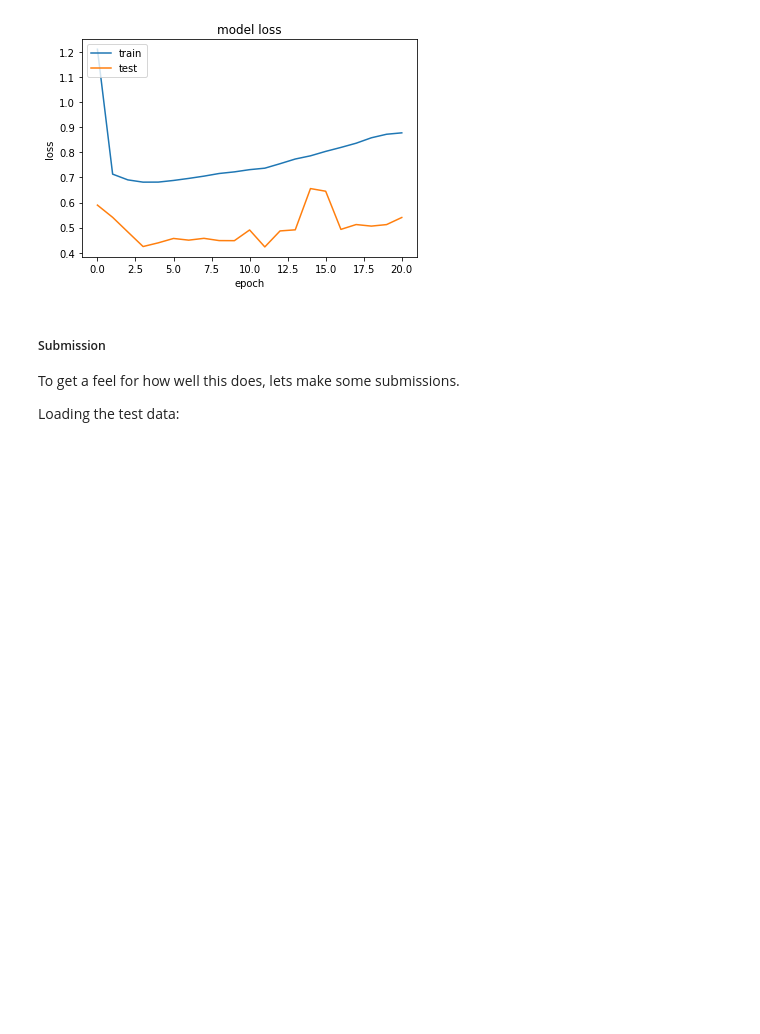
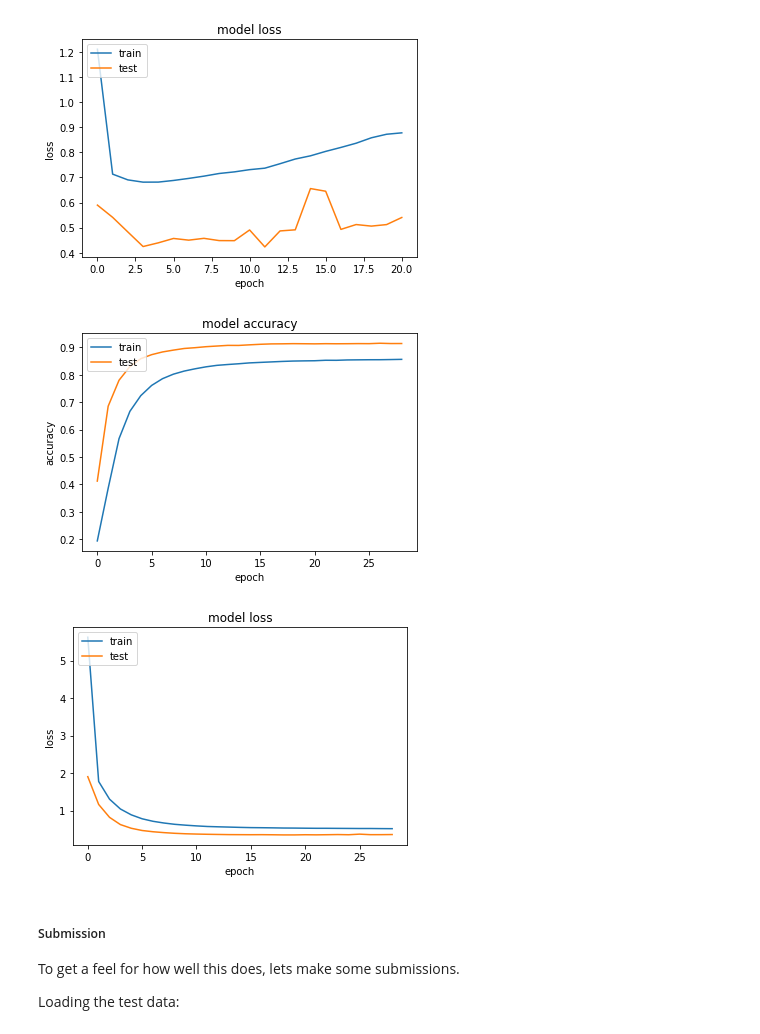
Before and after one commit to tamirbennatan/EMNIST-Classification, a Jupyter notebook: model_results/CNN-Results.ipynb, the cells around one changed output. Drawn from its saved outputs; the diff is of its cells as text; code cells hidden in the pictures; blank space fills up the shorter version.

```diff
--- a/model_results/CNN-Results.ipynb
+++ b/model_results/CNN-Results.ipynb
@@ -25,6 +25,9 @@ with open("../CNN/history/history__6_conv_Mar16_1020", "rb") as handle:
 # %%
 with open("../CNN/history/history__6_conv_Mar16_2208", "rb") as handle:
     history_6conv_cricle = pkl.load(handle)
+# %%
+with open("../CNN/history/history__4_conv_Mar17_1957", "rb") as handle:
+    history_4conv_batch16 = pkl.load(handle)
 # %%
 def plot_history(history):
     plt.plot(history['acc'])
@@ -67,6 +70,11 @@ plot_history(history_6conv_cricle)
 # %% [output]
 [figure]
 [figure]
+# %%
+plot_history(history_4conv_batch16)
+# %% [output]
+[figure, added]
+[figure, added]
 # %% [markdown]
 ##### Submission
 
```
Also changed, not shown: parts of 2 cells of this notebook, 4 other files.
